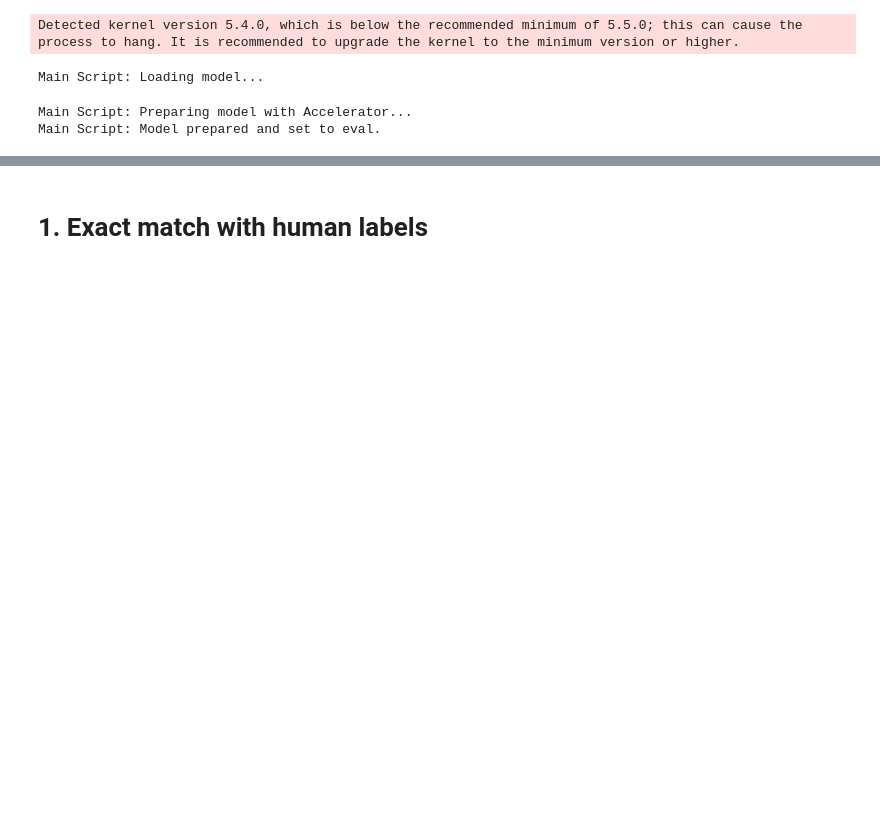
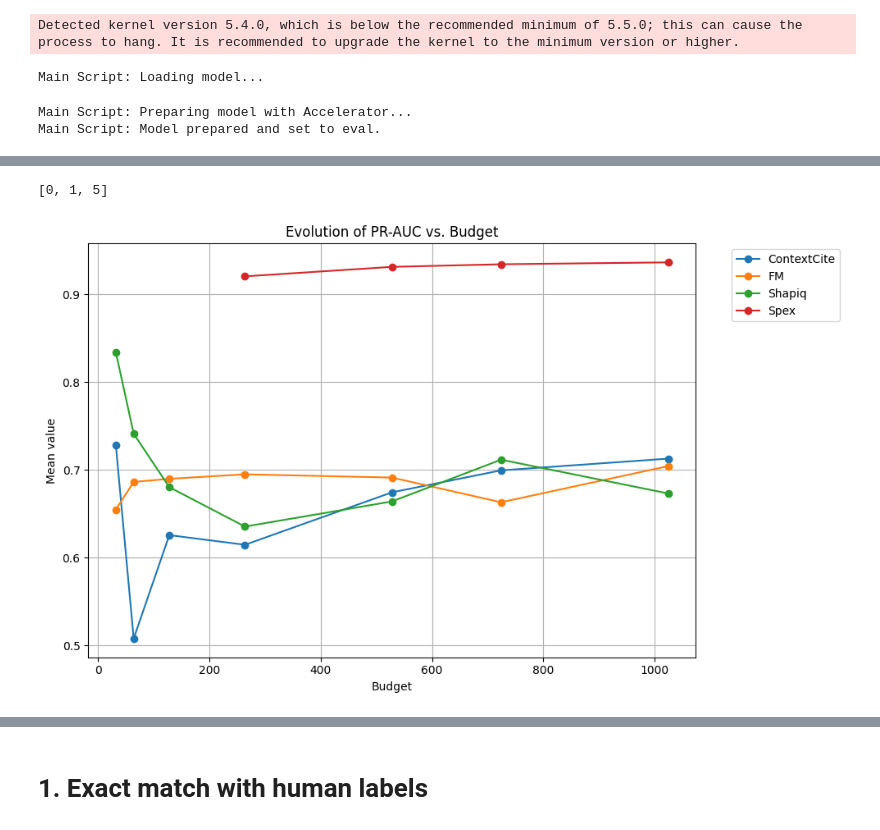
Before and after one commit to iNema9590/LLMX, a Jupyter notebook: Notebooks/musique_shap.ipynb, the cells around one changed output, grey strips where cells are left out. Saved outputs shown, nothing was run; the diff lists cells and outputs as text; code cells hidden in the pictures; blank space fills up the shorter version.

```diff
--- a/Notebooks/musique_shap.ipynb
+++ b/Notebooks/musique_shap.ipynb
@@ -196,16 +196,16 @@ for i in range(num_questions_to_run):
                 #     sur_type="fm",
                 #     rank=rank
                 # )
-            methods_results[f"FMW_{actual_samples}"], extra_results[f"FMW_{actual_samples}"], fm_models[f"FMW_{actual_samples}"] = harness.compute_wss(
-                    num_samples=actual_samples,
-                    seed=SEED,
-                    sampling="kernelshap",
-                    sur_type="fm")
+            # methods_results[f"FMW_{actual_samples}"], extra_results[f"FMW_{actual_samples}"], fm_models[f"FMW_{actual_samples}"] = harness.compute_wss(
+            #         num_samples=actual_samples,
+            #         seed=SEED,
+            #         sampling="kernelshap",
+            #         sur_type="fm")
             methods_results[f"FM_{actual_samples}"], extra_results[f"FM_{actual_samples}"], fm_models[f"FM_{actual_samples}"] = harness.compute_wss(
                     num_samples=actual_samples,
                     seed=SEED,
                     sampling="kernelshap",
-                    sur_type="fm_ft")
+                    sur_type="fm_tuning")
 
             # FM models with dynamic k pruning
             # methods_results[f"FM_k_dynamic_{actual_samples}"], extra_results[f"FM_k_dynamic_{actual_samples}"], fm_models[f"FM_k_dynamic_{actual_samples}"] = harness.compute_wss_dynamic_pruning_reuse_utility(
@@ -352,0 +430,4 @@ plt.show()
+# %%
+gtset_k()
+# %% [output]
+[0, 1, 5]
@@ -353,3 +453,58 @@ plt.show()
+# %%
+aps={i:[] for i in all_results[0]["methods"].keys()}
+for i in all_results:
+    for method in aps:
+        aps[method].append(map_from_scores(i["methods"][method]))
+# %%
+import numpy as np
+import matplotlib.pyplot as plt
+
+constant_methods = ['Exact-Shap', 'Exact-FSII']  # adjust if needed
+
+# Containers
+budgeted_data = {}   # family -> list of (budget, mean_value)
+constant_data = {}   # method -> mean_value
+
+for method, values in aps.items():
+    mean_val = float(np.mean(values))
+
+    if method in constant_methods:
+        constant_data[method] = mean_val
+    else:
+        # split family and budget: e.g. "Shapiq_528" -> ("Shapiq", 528)
+        parts = method.split("_")
+        family = "_".join(parts[:-1])
+        budget = int(parts[-1])
+
+        if family not in budgeted_data:
+            budgeted_data[family] = []
+        budgeted_data[family].append((budget, mean_val))
+
+# sort by budget
+for family in budgeted_data:
+    budgeted_data[family] = sorted(budgeted_data[family], key=lambda x: x[0])
+
+plt.figure(figsize=(10, 6))
+
+# Plot budgeted families
+for family, items in budgeted_data.items():
+    budgets = [b for b, _ in items]
+    means = [m for _, m in items]
+    plt.plot(budgets, means, marker='o', label=family)
+
+# Plot constant methods as horizontal lines
+# for method, mean_val in constant_data.items():
+#     plt.axhline(y=mean_val, linestyle='--', label=method)
+
+plt.xlabel("Budget")
+plt.ylabel("Mean value")
+plt.title("Evolution of PR-AUC vs. Budget")
+plt.legend(bbox_to_anchor=(1.05, 1), loc='upper left')
+plt.grid(True)
+plt.tight_layout()
+plt.show()
+# %% [output]
+[figure, added]
 # %%
 import pandas as pd
 import numpy as np
```
Also changed, not shown: parts of 24 cells of this notebook, 3 other files.
